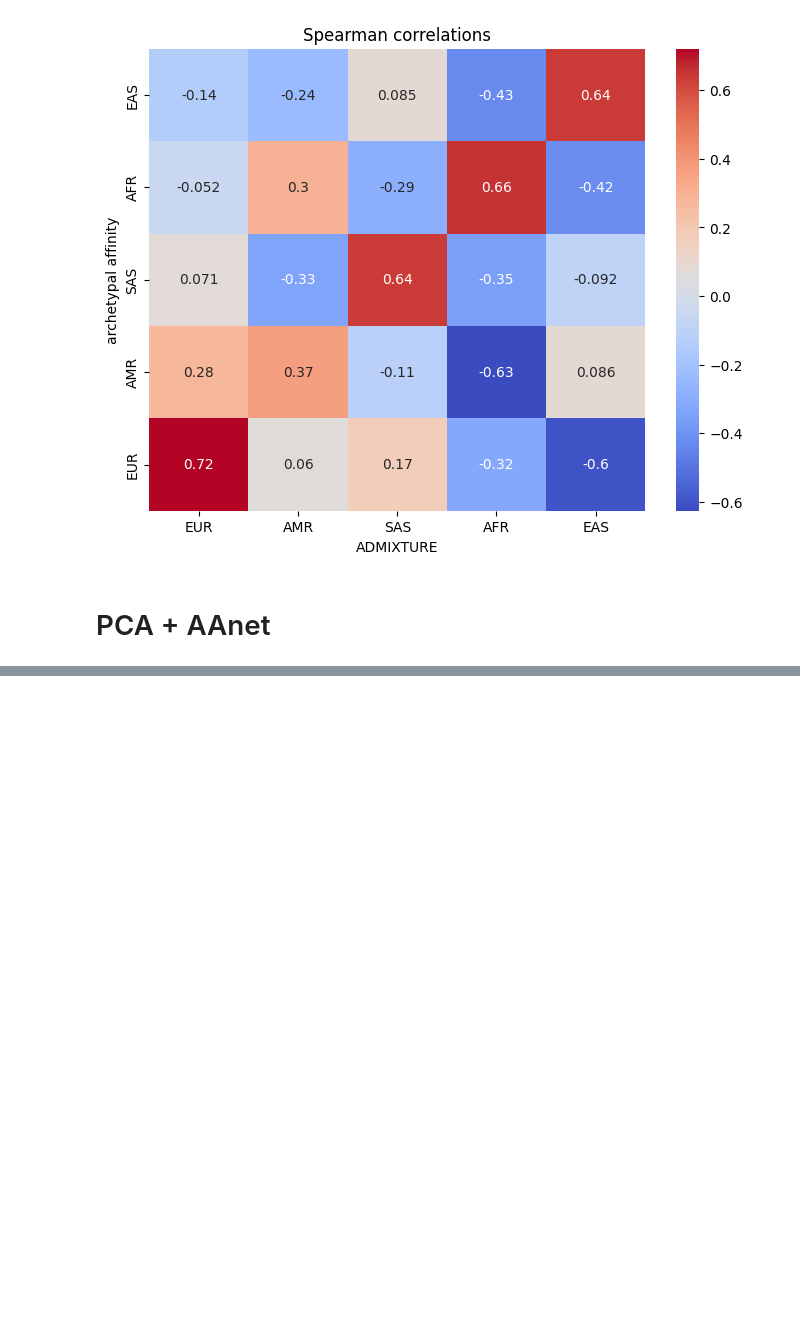
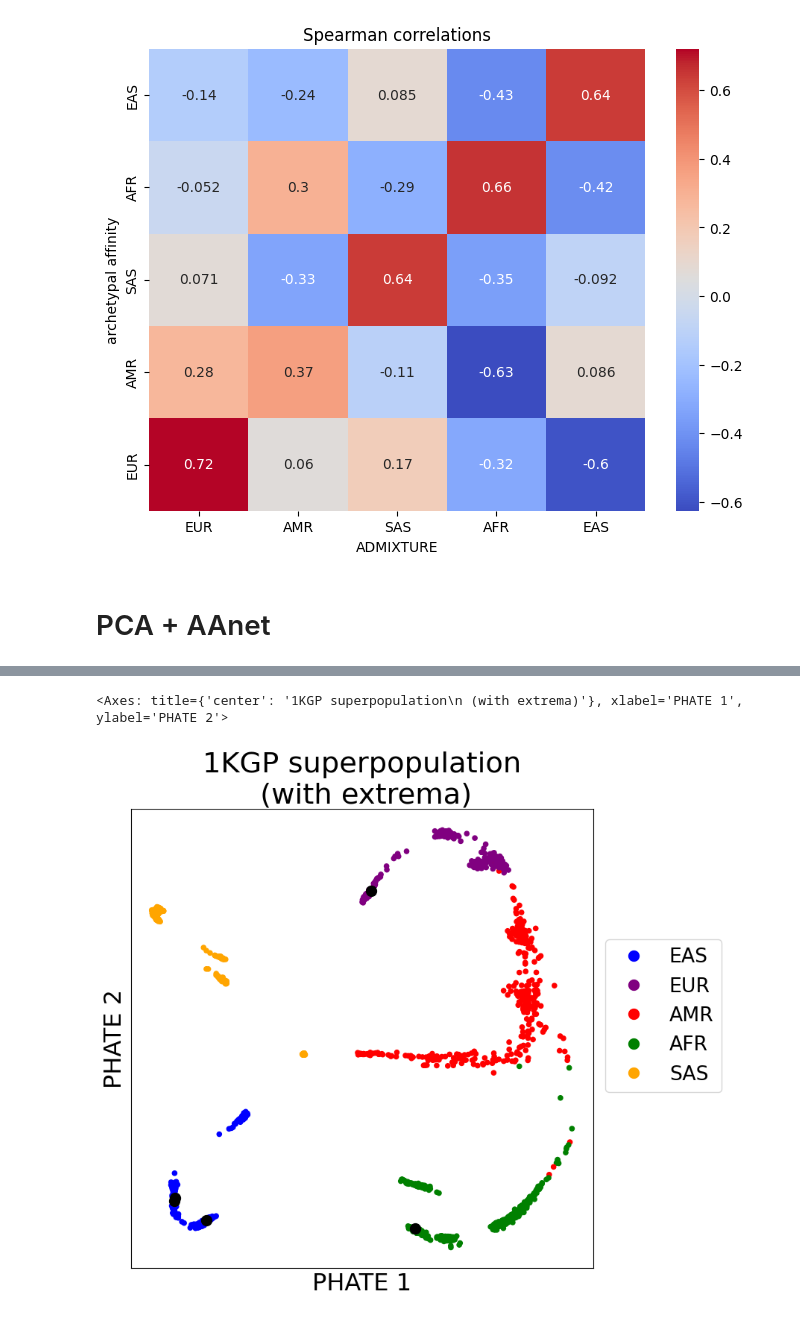
Before and after one commit to latent-reasoning-works/manylatents, a Jupyter notebook: notebooks/1000G&HGDP_AAnet.ipynb, the cells around one changed output, grey strips where cells are left out. Saved outputs shown, nothing was run; the diff lists cells and outputs as text; code cells hidden in the pictures; blank space fills up the shorter version.

```diff
--- a/notebooks/1000G&HGDP_AAnet.ipynb
+++ b/notebooks/1000G&HGDP_AAnet.ipynb
@@ -463,0 +469,7 @@ scprep.plot.scatter2d(phate_emb_2d, s=20, ax=axes[1],
+# %%
+# density subsampling
+distances, _ = sklearn.neighbors.NearestNeighbors(n_neighbors=1000).fit(reduced_data_np_norm).kneighbors()
+distances = distances.max(axis=1)
+p = distances / distances.sum()
+X_subsample = scprep.select.select_rows(reduced_data_np_norm, idx=np.random.choice(reduced_data_np_norm.shape[0],
+                                                                int(reduced_data_np_norm.shape[0]/2), p=p, replace=False))
@@ -463,0 +481,20 @@ scprep.plot.scatter2d(phate_emb_2d, s=20, ax=axes[1],
+# %%
+# visualize the extrema
+if data_name == '1KGP':
+    cmap = mappings.pop_pallette_1000G_coarse
+    title = ' superpopulation'
+elif data_name == 'HGDP':
+    cmap = cmap_superpop
+    title = ' superpopulation'
+
+fig, ax = plt.subplots(1, 1, figsize=(8, 8))
+
+scprep.plot.scatter2d(phate_emb_2d, s=20, ax=ax,
+                      cmap=cmap, c=label_superpop,
+                      xticks=False, yticks=False, legend=True,
+                      legend_loc='right', legend_anchor=(1.3, 0.55), legend_ncol=1,
+                      label_prefix="PHATE ",title=data_name + title + '\n (with extrema)', fontsize=16)
+scprep.plot.scatter2d(phate_emb_2d[extrema_idx.numpy().astype(int)], s=100, c='black', ax=ax)
+# %% [output]
+<Axes: title={'center': '1KGP superpopulation\n (with extrema)'}, xlabel='PHATE 1', ylabel='PHATE 2'>
+[figure, added]
```
Also changed, not shown: parts of 15 cells of this notebook.
